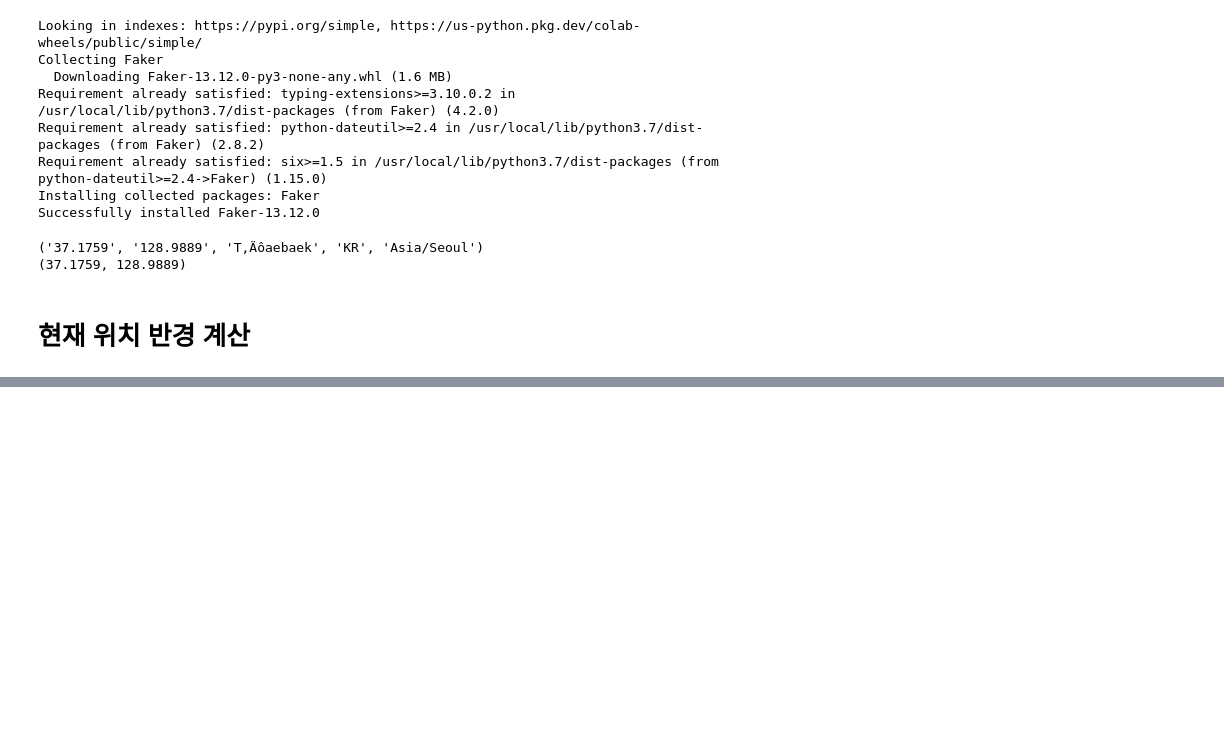
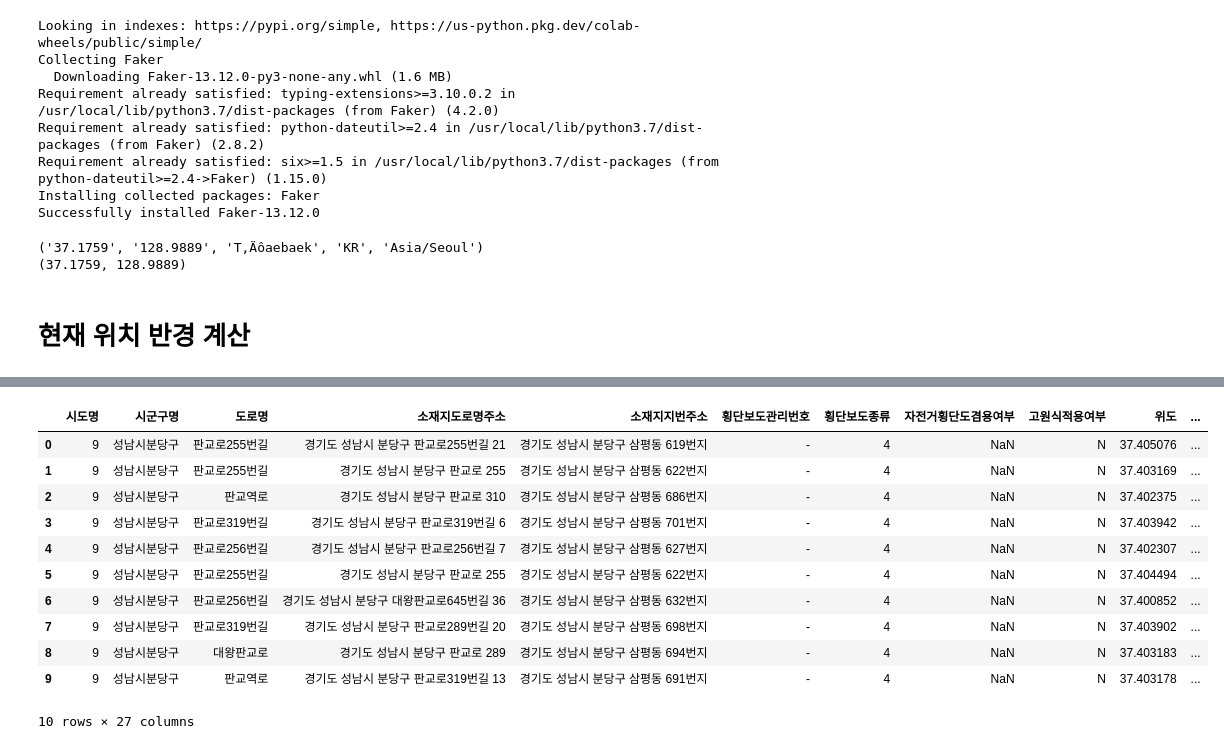
Before and after one commit to olivia-sp/smart-sv-dev, a Jupyter notebook: ssv_getRoadPOI_v0_1_olivia.ipynb, the cells around one changed output, grey strips where cells are left out. Cells and saved outputs as stored; diff of their text form; code cells hidden in the pictures; blank space fills up the shorter version.

```diff
--- a/ssv_getRoadPOI_v0_1_olivia.ipynb
+++ b/ssv_getRoadPOI_v0_1_olivia.ipynb
@@ -400,3 +409,18 @@ crossWalk (37.4027630214, 127.1090245731)
+# %%
+df_new_crosWlk
+# %% [output]
+|  | 시도명 | 시군구명 | 도로명 | 소재지도로명주소 | 소재지지번주소 | 횡단보도관리번호 | 횡단보도종류 | 자전거횡단도겸용여부 | 고원식적용여부 | 위도 | ... |
+| 0 | 9 | 성남시분당구 | 판교로255번길 | 경기도 성남시 분당구 판교로255번길 21 | 경기도 성남시 분당구 삼평동 619번지 | - | 4 | NaN | N | 37.405076 | ... |
+| 1 | 9 | 성남시분당구 | 판교로255번길 | 경기도 성남시 분당구 판교로 255 | 경기도 성남시 분당구 삼평동 622번지 | - | 4 | NaN | N | 37.403169 | ... |
+| 2 | 9 | 성남시분당구 | 판교역로 | 경기도 성남시 분당구 판교로 310 | 경기도 성남시 분당구 삼평동 686번지 | - | 4 | NaN | N | 37.402375 | ... |
+| 3 | 9 | 성남시분당구 | 판교로319번길 | 경기도 성남시 분당구 판교로319번길 6 | 경기도 성남시 분당구 삼평동 701번지 | - | 4 | NaN | N | 37.403942 | ... |
+| 4 | 9 | 성남시분당구 | 판교로256번길 | 경기도 성남시 분당구 판교로256번길 7 | 경기도 성남시 분당구 삼평동 627번지 | - | 4 | NaN | N | 37.402307 | ... |
+| 5 | 9 | 성남시분당구 | 판교로255번길 | 경기도 성남시 분당구 판교로 255 | 경기도 성남시 분당구 삼평동 622번지 | - | 4 | NaN | N | 37.404494 | ... |
+| 6 | 9 | 성남시분당구 | 판교로256번길 | 경기도 성남시 분당구 대왕판교로645번길 36 | 경기도 성남시 분당구 삼평동 632번지 | - | 4 | NaN | N | 37.400852 | ... |
+| 7 | 9 | 성남시분당구 | 판교로319번길 | 경기도 성남시 분당구 판교로289번길 20 | 경기도 성남시 분당구 삼평동 698번지 | - | 4 | NaN | N | 37.403902 | ... |
+| 8 | 9 | 성남시분당구 | 대왕판교로 | 경기도 성남시 분당구 판교로 289 | 경기도 성남시 분당구 삼평동 694번지 | - | 4 | NaN | N | 37.403183 | ... |
+| 9 | 9 | 성남시분당구 | 판교역로 | 경기도 성남시 분당구 판교로319번길 13 | 경기도 성남시 분당구 삼평동 691번지 | - | 4 | NaN | N | 37.403178 | ... |
+10 rows × 27 columns
 # %%
 df_new_safeSgn
 # %% [output]
```
Also changed, not shown: parts of 13 cells of this notebook.
